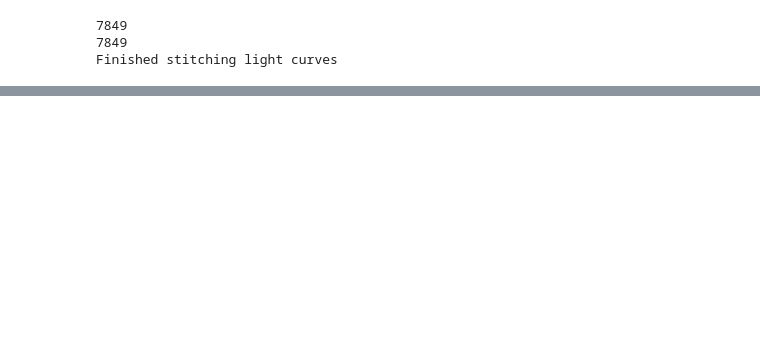
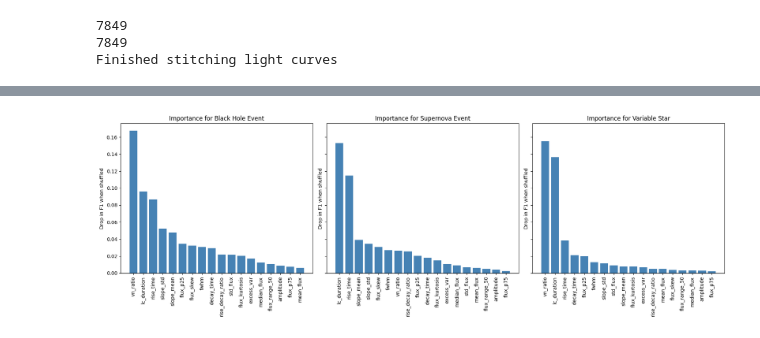
Before and after one commit to khadijaraza/spisproject, a Jupyter notebook: plasticcdata.ipynb, the cells around one changed output, grey strips where cells are left out. Drawn from its saved outputs; the diff is of its cells as text; code cells hidden in the pictures; blank space fills up the shorter version.

```diff
--- a/plasticcdata.ipynb
+++ b/plasticcdata.ipynb
@@ -184,34 +184,32 @@ Black Hole Event       0.81      0.50      0.62       215
 # %%
 #printing out what features help the model identify a single class, not just overall
 def find_class_specific_feat(model, X, y, class_label):
-  """Return feature importance for predicting a single class."""
-    base_score = f1_score(y == class_label, model.predict(X) == class_label)
-    importances = []
-
-    for col in X.columns:
-        X_shuffled = X.copy()
-        X_shuffled[col] = np.random.permutation(X_shuffled[col].values)
-        shuffled_score = f1_score(y == class_label, model.predict(X_shuffled) == class_label)
-        importances.append(base_score - shuffled_score)
-
-    return np.array(importances)
+  base_score = f1_score(y == class_label, model.predict(X) == class_label)
+  importances = []
+  for col in X.columns:
+    X_shuffled = X.copy()
+    X_shuffled[col] = np.random.permutation(X_shuffled[col].values)
+    shuffled_score = f1_score(y == class_label, model.predict(X_shuffled) == class_label)
+    importances.append(base_score - shuffled_score)
+  return np.array(importances)
 
 # Side-by-side plots
 classes = ["Black Hole Event", "Supernova Event", "Variable Star"]
 
 fig, axes = plt.subplots(1, len(classes), figsize=(18, 6), sharey=True)
 for i, cls in enumerate(classes):
-    cls_importances = class_specific_importance(clf, X_test, y_test, class_label=cls)
+    cls_importances = find_class_specific_feat(clf, X_test, y_test, class_label=cls)
     indices = np.argsort(cls_importances)[::-1]
-
     axes[i].bar(range(X.shape[1]), cls_importances[indices], color="steelblue")
     axes[i].set_xticks(range(X.shape[1]))
     axes[i].set_xticklabels(X.columns[indices], rotation=90)
     axes[i].set_title(f"Importance for {cls}")
     axes[i].set_ylabel("Drop in F1 when shuffled")
 
 plt.tight_layout()
 plt.show()
+# %% [output]
+[figure, added]
 # %%
 # In your training notebook (plasticcdata.ipynb)
 
```
Also changed, not shown: parts of 2 cells of this notebook.
